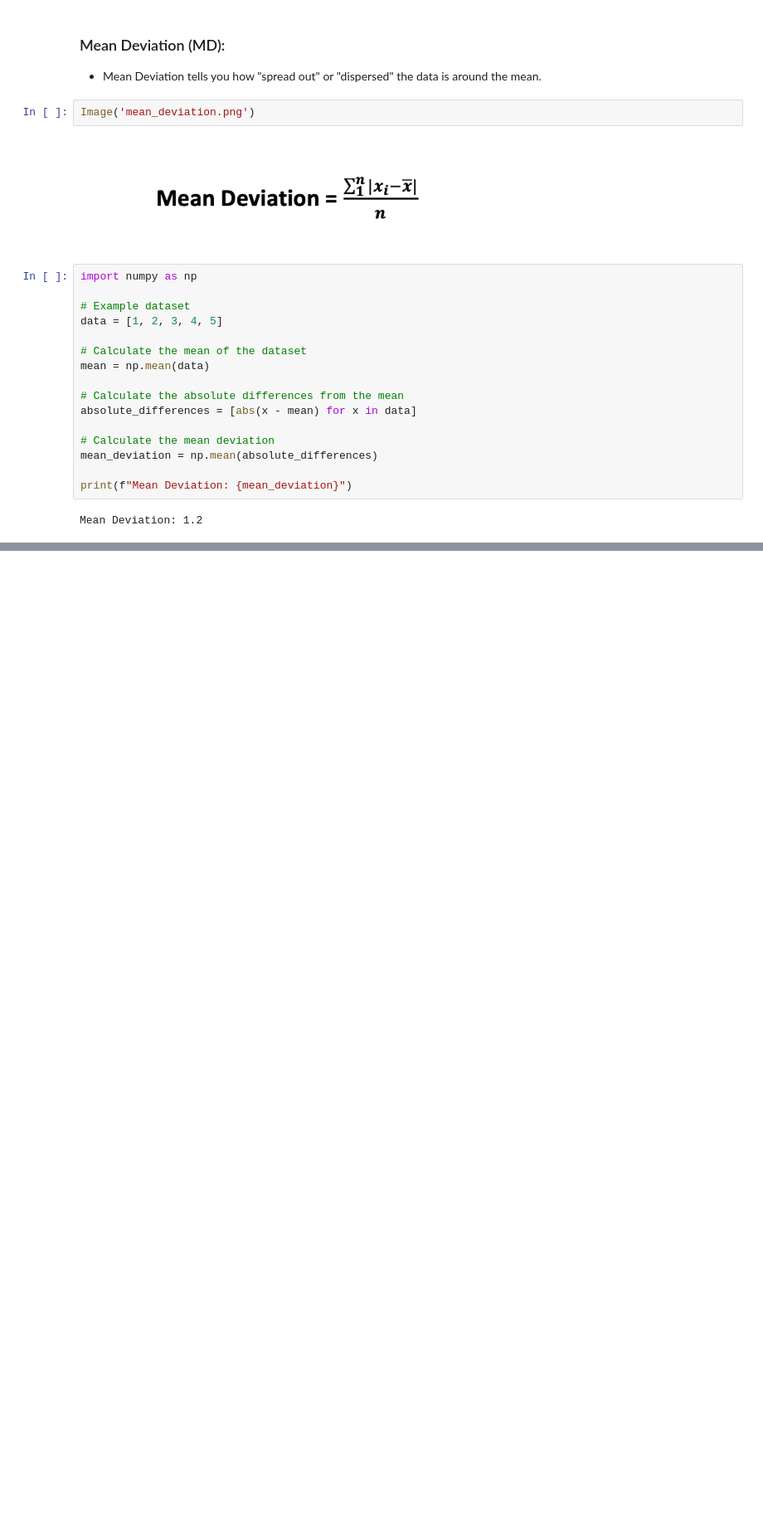
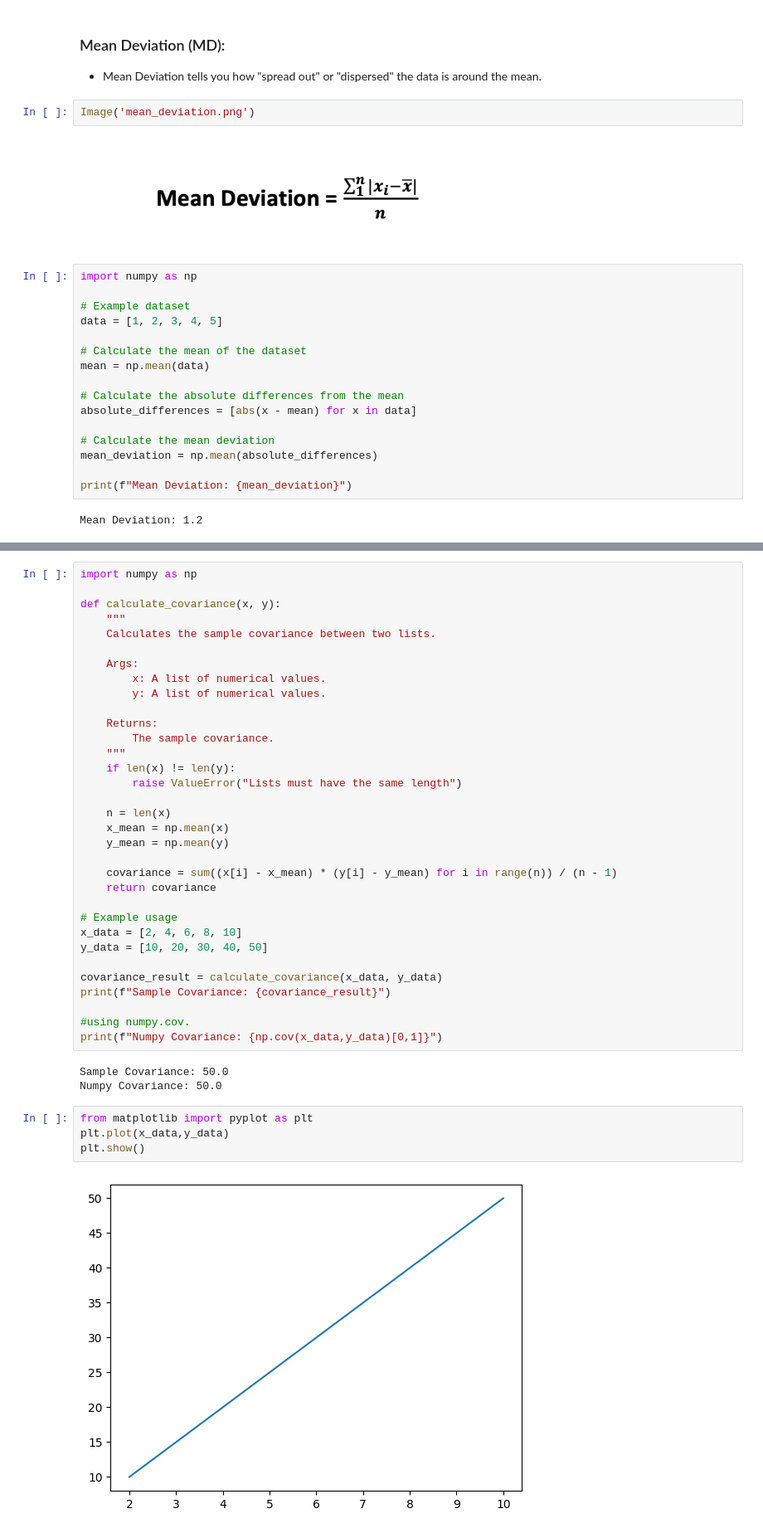
Before and after one commit to Shanmukh15501/DSML_PRACTISE_FILES, a Jupyter notebook: STATISTICS/session1.ipynb, the cells around one changed output, grey strips where cells are left out. Shown: that part at 83% size. Drawn from its saved outputs; the diff is of its cells as text; blank space fills up the shorter version.

```diff
--- a/STATISTICS/Basic.ipynb
+++ b/STATISTICS/session1.ipynb
@@ -329,0 +617,42 @@ Mean Deviation: 1.2
+# %%
+import numpy as np
+
+def calculate_covariance(x, y):
+    """
+    Calculates the sample covariance between two lists.
+
+    Args:
+        x: A list of numerical values.
+        y: A list of numerical values.
+
+    Returns:
+        The sample covariance.
+    """
+    if len(x) != len(y):
+        raise ValueError("Lists must have the same length")
+
+    n = len(x)
+    x_mean = np.mean(x)
+    y_mean = np.mean(y)
+
+    covariance = sum((x[i] - x_mean) * (y[i] - y_mean) for i in range(n)) / (n - 1)
+    return covariance
+
+# Example usage
+x_data = [2, 4, 6, 8, 10]
+y_data = [10, 20, 30, 40, 50]
+
+covariance_result = calculate_covariance(x_data, y_data)
+print(f"Sample Covariance: {covariance_result}")
+
+#using numpy.cov.
+print(f"Numpy Covariance: {np.cov(x_data,y_data)[0,1]}")
+# %% [output]
+Sample Covariance: 50.0
+Numpy Covariance: 50.0
+# %%
+from matplotlib import pyplot as plt
+plt.plot(x_data,y_data)
+plt.show()
+# %% [output]
+[figure, added]
```
Also changed, not shown: parts of 22 cells of this notebook.
